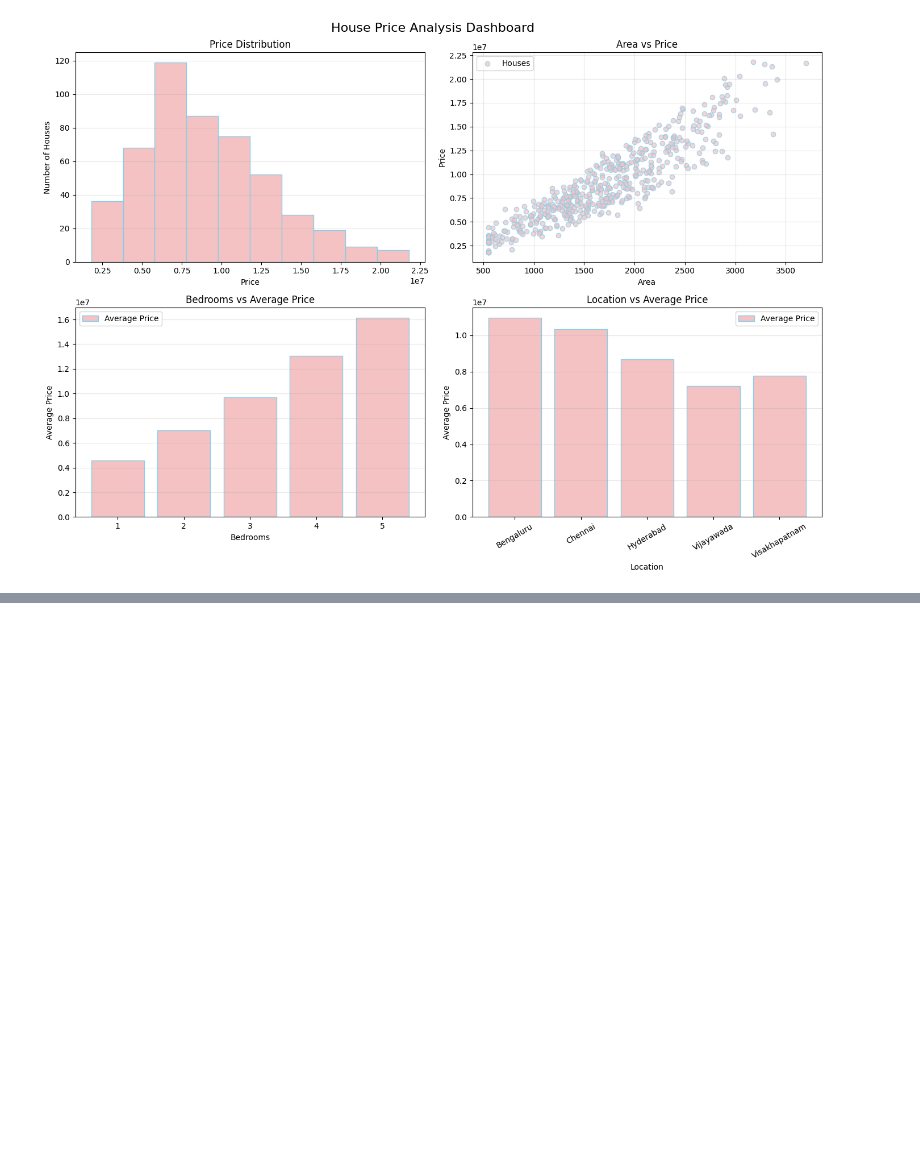
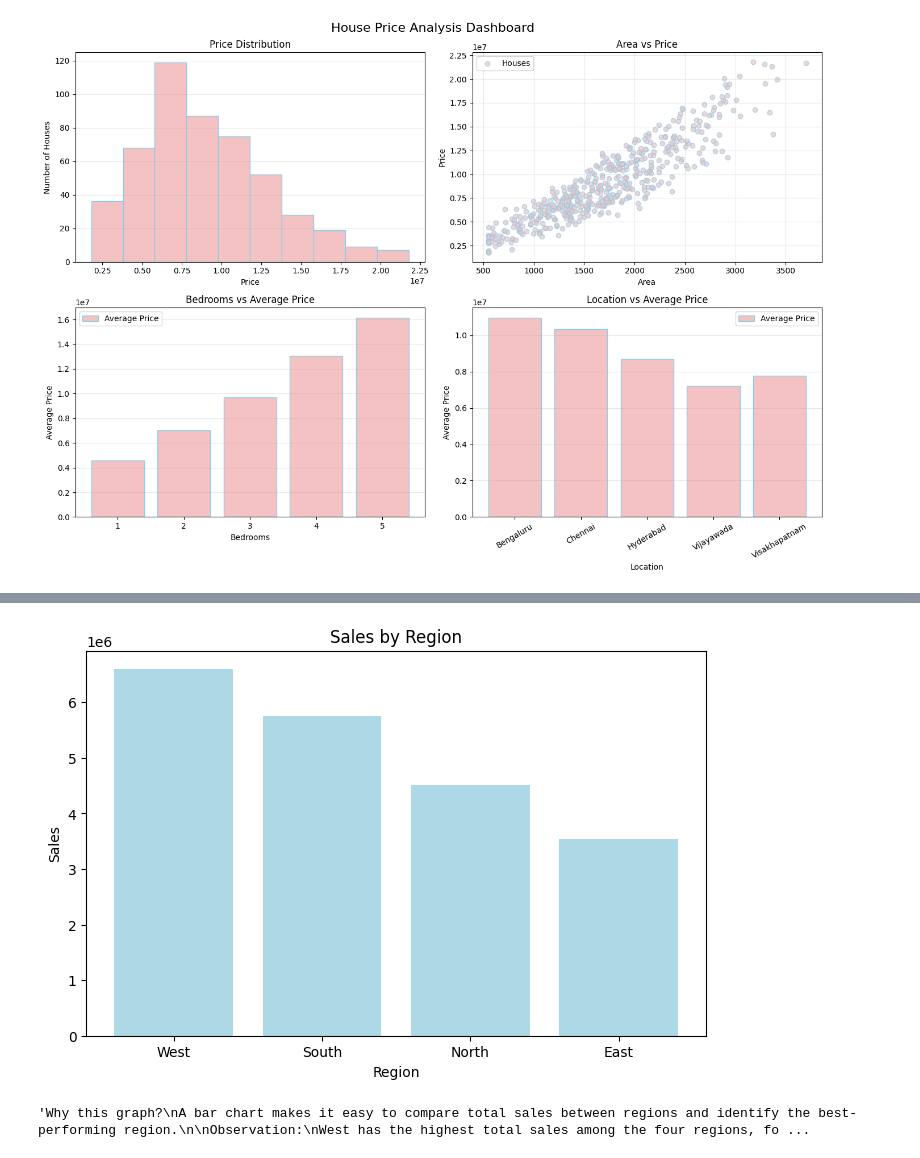
Before and after one commit to NagothuVarshitha/Data-Visualization, a Jupyter notebook: Task2_22AUG.ipynb, the cells around one changed output, grey strips where cells are left out. Saved outputs shown, nothing was run; the diff lists cells and outputs as text; code cells hidden in the pictures; blank space fills up the shorter version.

```diff
--- a/Task2_22AUG.ipynb
+++ b/Task2_22AUG.ipynb
@@ -521,0 +612,23 @@ plt.show()
+# %%
+"""
+Step 4: Calculate total sales for each region and compare them using a bar chart.
+A bar chart is useful for comparing the performance of different regions.
+"""
+
+region_sales = df.groupby("Region")["Sales"].sum().sort_values(ascending=False)  # Calculates total sales generated by each region.
+
+plt.figure(figsize=(8,5))  # Sets the size of the graph.
+plt.bar(region_sales.index,region_sales.values,color="#ADD8E6")  # Creates a bar chart using baby blue.
+plt.title("Sales by Region")  # Sets the graph title.
+plt.xlabel("Region")  # Sets the x-axis label.
+plt.ylabel("Sales")  # Sets the y-axis label.
+plt.show()  # Displays the graph.
+
+"""Why this graph?
+A bar chart makes it easy to compare total sales between regions and identify the best-performing region.
+
+Observation:
+West has the highest total sales among the four regions, followed by South, North, and East."""
+# %% [output]
+[figure, added]
+'Why this graph?\nA bar chart makes it easy to compare total sales between regions and identify the best-performing region.\n\nObservation:\nWest has the highest total sales among the four regions, fo ...
```
Also changed, not shown: parts of 20 cells of this notebook, 1 other file.
